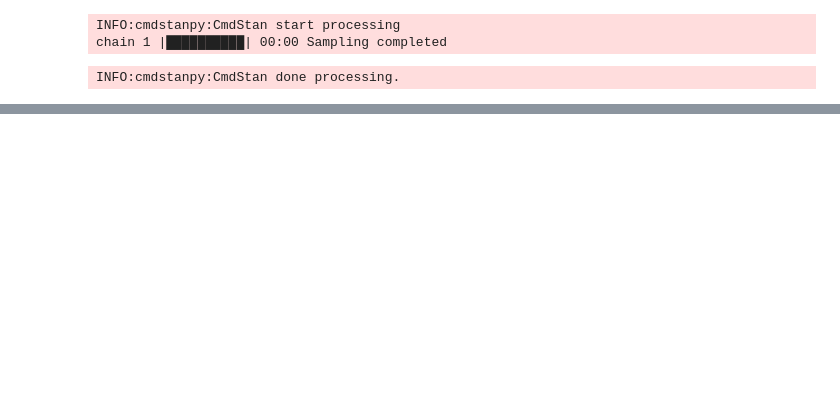
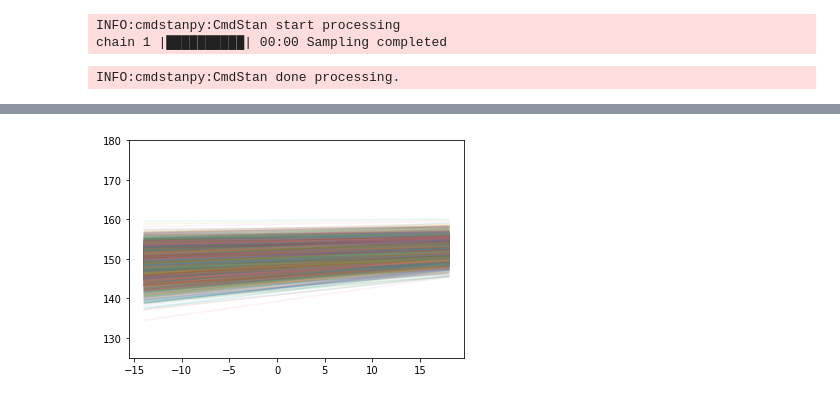
Before and after one commit to Norbert-Podgorski/DataAnalytics, a Jupyter notebook: Linear_models/zadanie.ipynb, the cells around one changed output, grey strips where cells are left out. Drawn from its saved outputs; the diff is of its cells as text; code cells hidden in the pictures; blank space fills up the shorter version.

```diff
--- a/Linear_models/zadanie.ipynb
+++ b/Linear_models/zadanie.ipynb
@@ -291,0 +313,3 @@ for i in range(len(alpha)):
+# %%
+data_fit = {'N':50, 'heights': d['height'].head(50), 'weight': d['weight'].head(50)}
+fit=model_2_fit.sample(data=data_fit,seed=28052020)
@@ -291,0 +332,3 @@ for i in range(len(alpha)):
+# %%
+df = fit.draws_pd()
+df
@@ -291,0 +349,10 @@ for i in range(len(alpha)):
+# %%
+alpha = df['alpha']
+beta = df['betha']
+
+for i in range(len(alpha)):
+    plt.plot(data_sim['weight'], beta[i] * data_sim['weight'] + alpha[i], alpha=0.1)
+plt.ylim([125, 180])
+plt.show()
+# %% [output]
+[figure, added]
```
Also changed, not shown: parts of 29 cells of this notebook, 4 other files.
